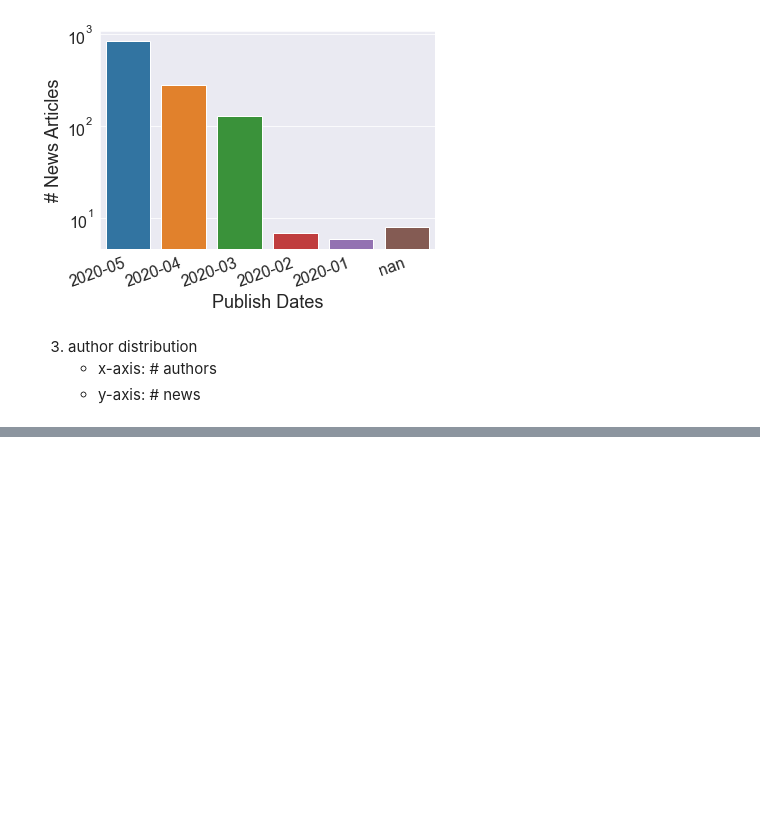
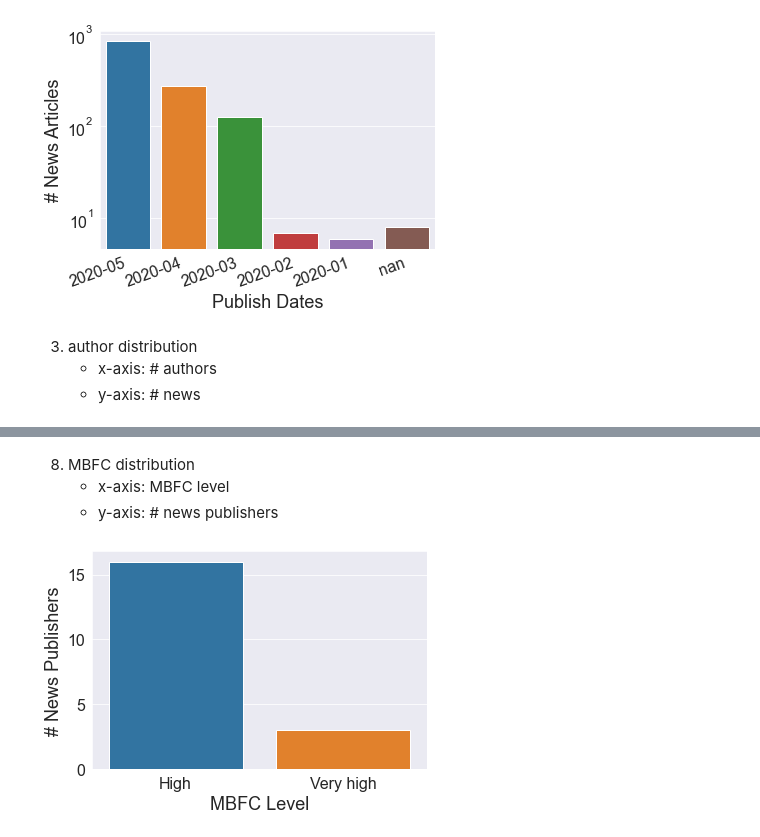
Before and after one commit to apurvamulay/ReCOVery, a Jupyter notebook: code/DataDistribution.ipynb, the cells around one changed output, grey strips where cells are left out. Saved outputs shown, nothing was run; the diff lists cells and outputs as text; code cells hidden in the pictures; blank space fills up the shorter version.

```diff
--- a/code/DataDistribution.ipynb
+++ b/code/DataDistribution.ipynb
@@ -279,0 +327,28 @@ print("# News articles with NO images: ", nums.shape[0] - nums.sum())
+# %% [markdown]
+8. MBFC distribution
+    - x-axis: MBFC level
+    - y-axis: # news publishers
+# %%
+news_publishers = []
+mbfc_level = []
+
+for CSV_FILE_NAME in CSV_FILE_NAMES0:
+    if CSV_FILE_NAME[:12]=="news-dataset":
+        df = pd.read_csv(CSV_FILE_DIR0 + '/' + CSV_FILE_NAME)
+        news_publishers.append(df['publisher'][0])
+        mbfc_level.append(df['mbfc_level'][0])
+
+# for CSV_FILE_NAME in CSV_FILE_NAMES1:
+#     if CSV_FILE_NAME[:12]=="news-dataset":
+#         df = pd.read_csv(CSV_FILE_DIR1 + '/' + CSV_FILE_NAME)
+#         news_publishers.append(df['publisher'][0])
+#         mbfc_level.append(df['mbfc_level'][0])
+
+ax = sns.countplot(mbfc_level)
+plt.xlabel('MBFC Level')
+plt.ylabel('# News Publishers')
+# plt.ylim([0,30])
+plt.savefig(CSV_FILE_DIR_HEAD+'figure/mbfcLevel0_count.eps', bbox_inches='tight')
+plt.show()
+# %% [output]
+[figure, added]
```
Also changed, not shown: parts of 13 cells of this notebook, 8 other files.
